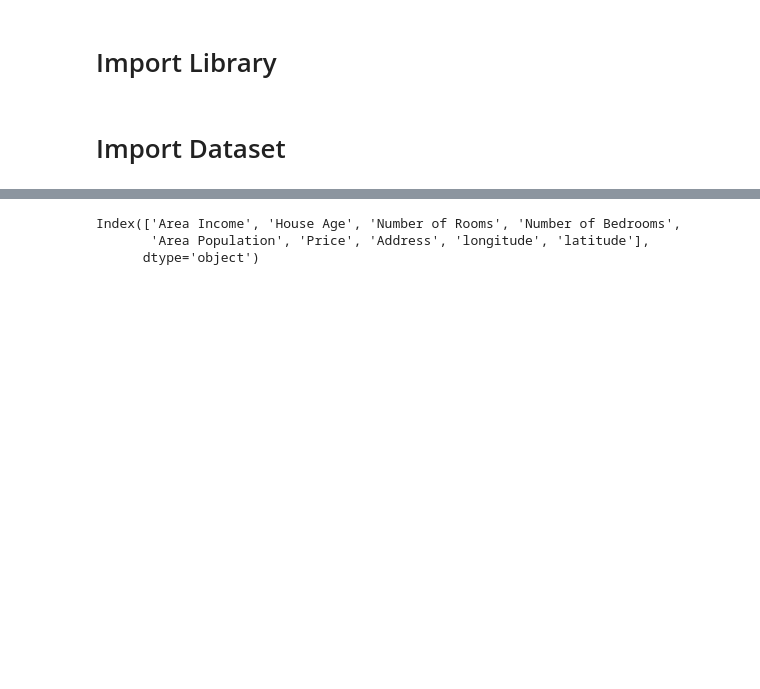
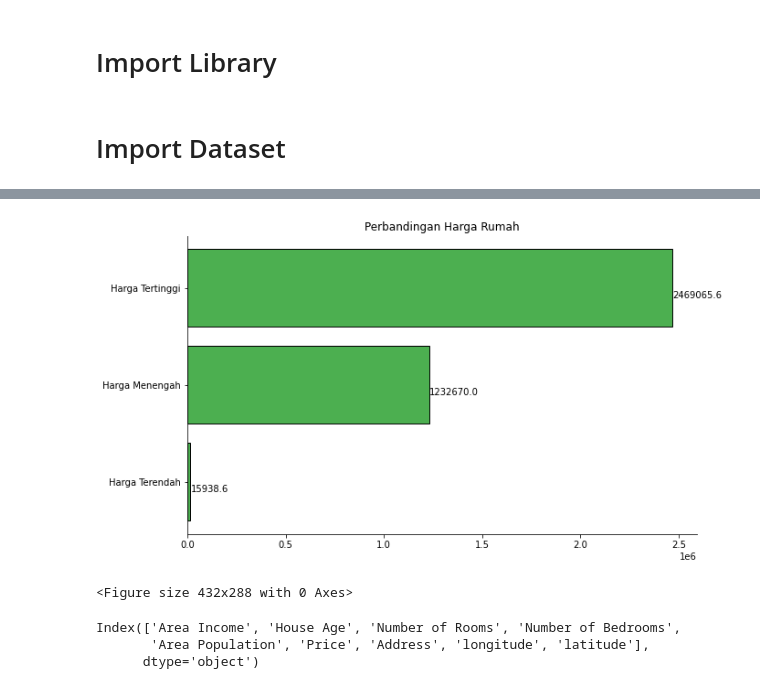
Before and after one commit to happyta30/Projek-Akhir, a Jupyter notebook: model_development/Pred_Home_Price.ipynb, the cells around one changed output, grey strips where cells are left out. Drawn from its saved outputs; the diff is of its cells as text; code cells hidden in the pictures; blank space fills up the shorter version.

```diff
--- a/model_development/Pred_Home_Price.ipynb
+++ b/model_development/Pred_Home_Price.ipynb
@@ -24,3 +44,30 @@ df.head()
+# %%
+fig = plt.figure()
+fig.set_figheight(6)
+fig.set_figwidth(10)
+ax = fig.add_subplot(111)
+plt.title('Perbandingan Harga Rumah')
+
+counts = [15938.65,1232670,2469065.59]
+
+y_ax = ("Harga Terendah","Harga Menengah","Harga Tertinggi")
+y_tick = np.arange(len(y_ax))
+
+ax.barh(range(len(counts)), counts, align = "center", color = "#4CAF50",edgecolor='black')
+ax.set_yticks(y_tick)
+ax.set_yticklabels(y_ax, size = 10)
+
+#annotate bar plot with values
+for i in ax.patches:
+    ax.text(i.get_width()+.09, i.get_y()+.3, str(round((i.get_width()), 1)), fontsize=10)
+
+sns.despine()
+plt.show();
+
+plt.savefig('price_rentang.jpg', dpi=75)
+# %% [output]
+[figure, added]
+<Figure size 432x288 with 0 Axes>
 # %%
 df.columns
 # %% [output]
```
Also changed, not shown: parts of 23 cells of this notebook, 4 other files.
